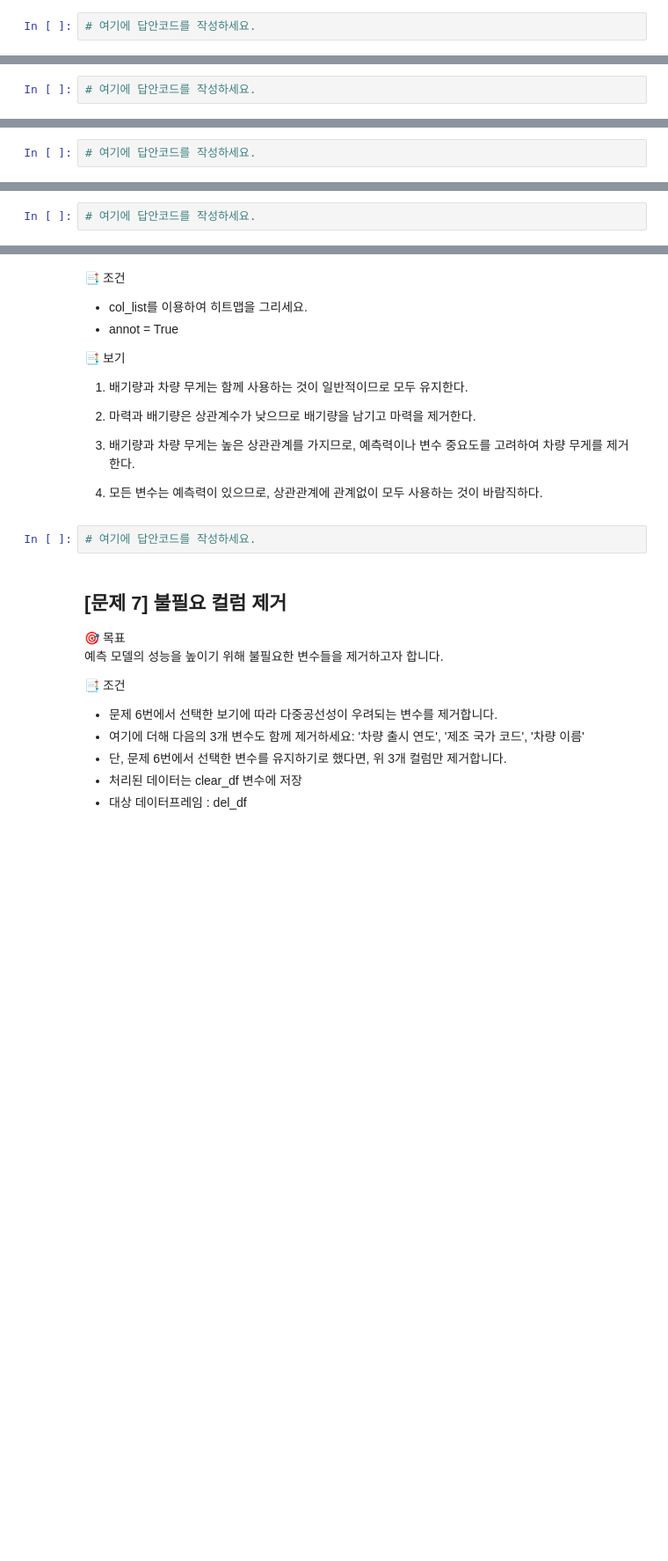
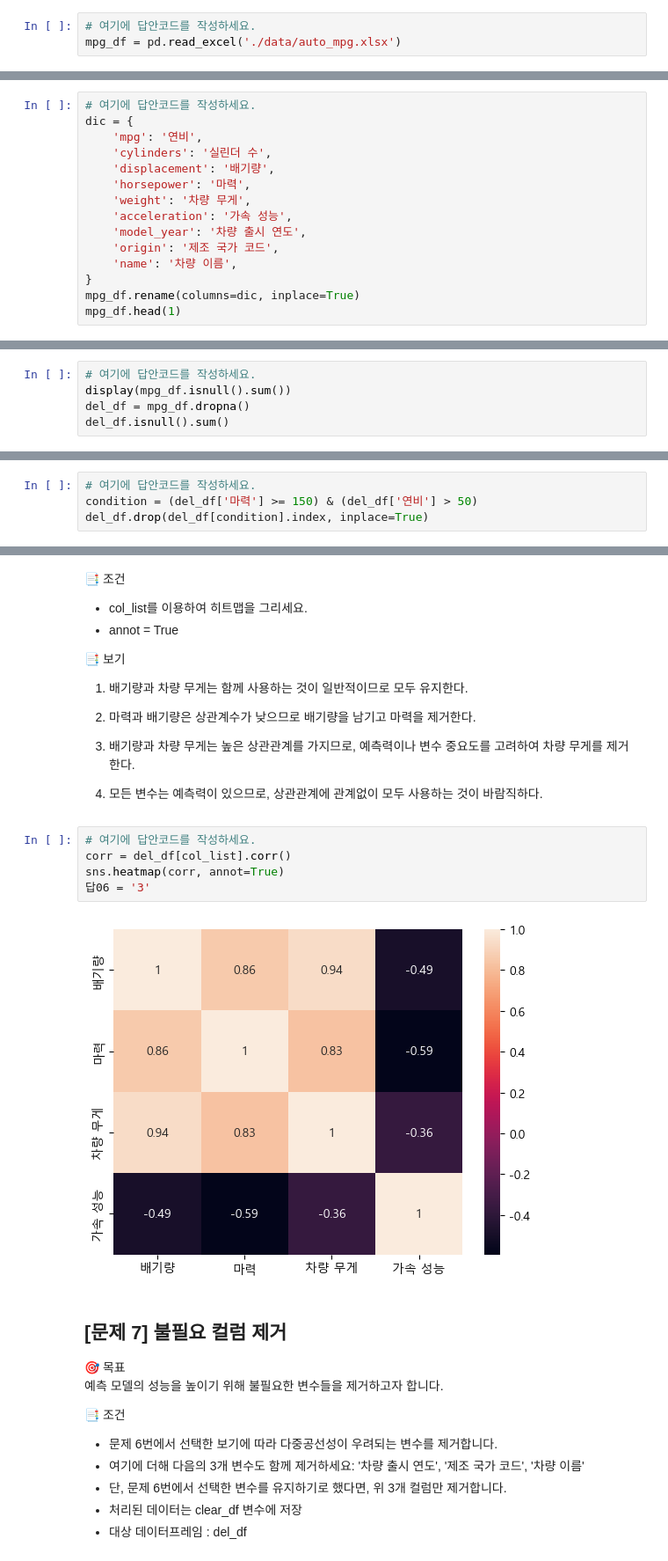
Before and after one commit to Sihyeon0123/AIVLE_School, a Jupyter notebook: AICE ASSOCIATE/2일차/8기_ASSO_과제6(차량 연비 예측).ipynb, the cells around one changed output, grey strips where cells are left out. Shown at 88% size. Cells and saved outputs as stored; diff of their text form; blank space fills up the shorter version.

```diff
--- a/AICE ASSOCIATE/2일차/8기_ASSO_과제6(차량 연비 예측).ipynb
+++ b/AICE ASSOCIATE/2일차/8기_ASSO_과제6(차량 연비 예측).ipynb
@@ -55,6 +59,7 @@ auto_mpg.xlsx 파일을 불러와 mpg_df 데이터프레임을 생성합니다.
 - pandas를 이용하여 파일을 읽고 `mpg_df`에 저장하세요.
 # %%
 # 여기에 답안코드를 작성하세요.
+mpg_df = pd.read_excel('./data/auto_mpg.xlsx')
 # %% [markdown]
 ## [문제 3] 컬럼명 변경
 
@@ -76,3 +81,16 @@ auto_mpg.xlsx 파일을 불러와 mpg_df 데이터프레임을 생성합니다.
 - inplace = True
 # %%
 # 여기에 답안코드를 작성하세요.
+dic = {
+    'mpg': '연비',
+    'cylinders': '실린더 수',
+    'displacement': '배기량',
+    'horsepower': '마력',
+    'weight': '차량 무게',
+    'acceleration': '가속 성능',
+    'model_year': '차량 출시 연도',
+    'origin': '제조 국가 코드',
+    'name': '차량 이름',
+}
+mpg_df.rename(columns=dic, inplace=True)
+mpg_df.head(1)
@@ -87,3 +108,6 @@ auto_mpg.xlsx 파일을 불러와 mpg_df 데이터프레임을 생성합니다.
 - 처리한 데이터는 del_df 변수에 저장
 # %%
 # 여기에 답안코드를 작성하세요.
+display(mpg_df.isnull().sum())
+del_df = mpg_df.dropna()
+del_df.isnull().sum()
@@ -122,3 +170,5 @@ sns.scatterplot(data=del_df, x='마력', y='연비')
 - 대상 데이터프레임 : del_df
 # %%
 # 여기에 답안코드를 작성하세요.
+condition = (del_df['마력'] >= 150) & (del_df['연비'] > 50)
+del_df.drop(del_df[condition].index, inplace=True)
@@ -149,6 +204,11 @@ col_list = ['배기량','마력','차량 무게','가속 성능']
 4. 모든 변수는 예측력이 있으므로, 상관관계에 관계없이 모두 사용하는 것이 바람직하다.
 # %%
 # 여기에 답안코드를 작성하세요.
+corr = del_df[col_list].corr()
+sns.heatmap(corr, annot=True)
+답06 = '3'
+# %% [output]
+[figure, added]
 # %% [markdown]
 ## [문제 7] 불필요 컬럼 제거
 
```
Also changed, not shown: parts of 6 cells of this notebook, 1 other file.
